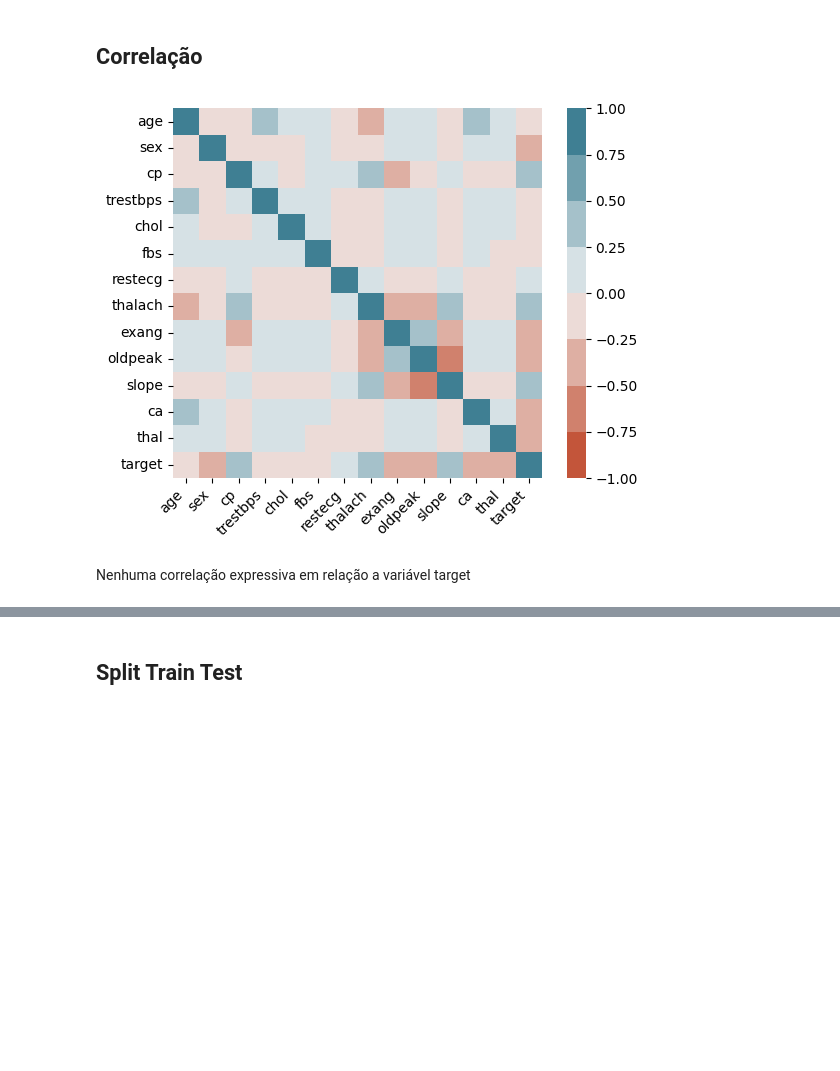
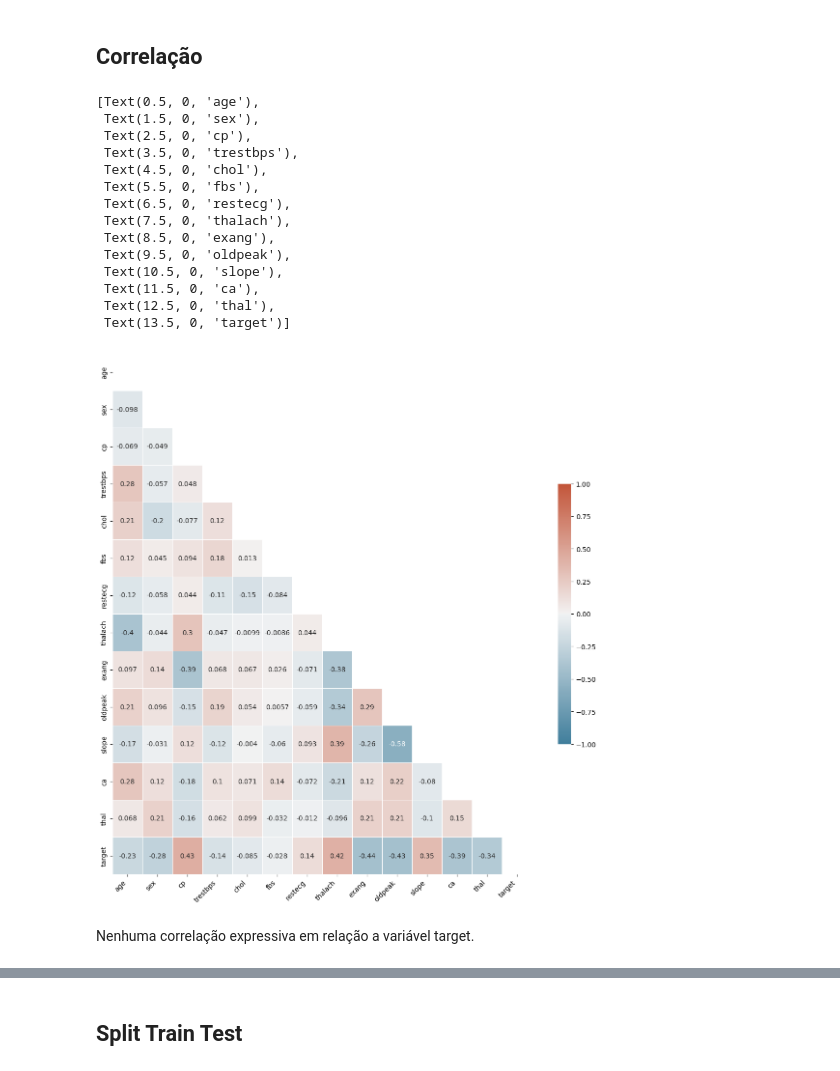
Before and after one commit to KValim/Projetcs, a Jupyter notebook: FIAP/deep learning I/heart_disease_UCI/heart_disease.ipynb, the cells around one changed output, grey strips where cells are left out. Saved outputs shown, nothing was run; the diff lists cells and outputs as text; code cells hidden in the pictures; blank space fills up the shorter version.

```diff
--- a/FIAP/deep learning I/heart_disease_UCI/heart_disease.ipynb
+++ b/FIAP/deep learning I/heart_disease_UCI/heart_disease.ipynb
@@ -99,22 +121,42 @@ dtypes: float64(1), int64(13)
 memory usage: 33.3 KB
 # %% [markdown]
 ## Correlação
-# %%
-import seaborn as sns
-
-corr = df.corr()
-ax = sns.heatmap(
-    corr,
-    vmin=-1, vmax=1, center=0,
-    cmap=sns.diverging_palette(20, 220, n=8),
-    square=True
-)
-ax.set_xticklabels(
-    ax.get_xticklabels(),
-    rotation=45,
-    horizontalalignment='right'
-);
-# %% [output]
-[figure, removed]
+# %%
+corr = df.corr()
+mask = np.triu(np.ones_like(corr, dtype=bool))
+cmap = sns.diverging_palette(230, 20, as_cmap=True)
+plt.figure(figsize = (14, 14))
+corr_mat = df.corr()
+ax = sns.heatmap(corr_mat,
+                 vmin=-1, vmax=1, center=0,
+                 xticklabels = corr_mat.columns,
+                 yticklabels = corr_mat.columns,
+                 annot=True,
+                 cmap=cmap,
+                 linewidths=.5,
+                 mask=mask,
+                 cbar_kws={"shrink": .5})
+
+ax.set_xticklabels(
+    ax.get_xticklabels(),
+    rotation=45,
+    horizontalalignment='right'
+)
+# %% [output]
+[Text(0.5, 0, 'age'),
+ Text(1.5, 0, 'sex'),
+ Text(2.5, 0, 'cp'),
+ Text(3.5, 0, 'trestbps'),
+ Text(4.5, 0, 'chol'),
+ Text(5.5, 0, 'fbs'),
+ Text(6.5, 0, 'restecg'),
+ Text(7.5, 0, 'thalach'),
+ Text(8.5, 0, 'exang'),
+ Text(9.5, 0, 'oldpeak'),
+ Text(10.5, 0, 'slope'),
+ Text(11.5, 0, 'ca'),
+ Text(12.5, 0, 'thal'),
+ Text(13.5, 0, 'target')]
+[figure, added]
 # %% [markdown]
-Nenhuma correlação expressiva em relação a variável target
+Nenhuma correlação expressiva em relação a variável target.
```
Also changed, not shown: parts of 49 cells of this notebook, 2 other files.
